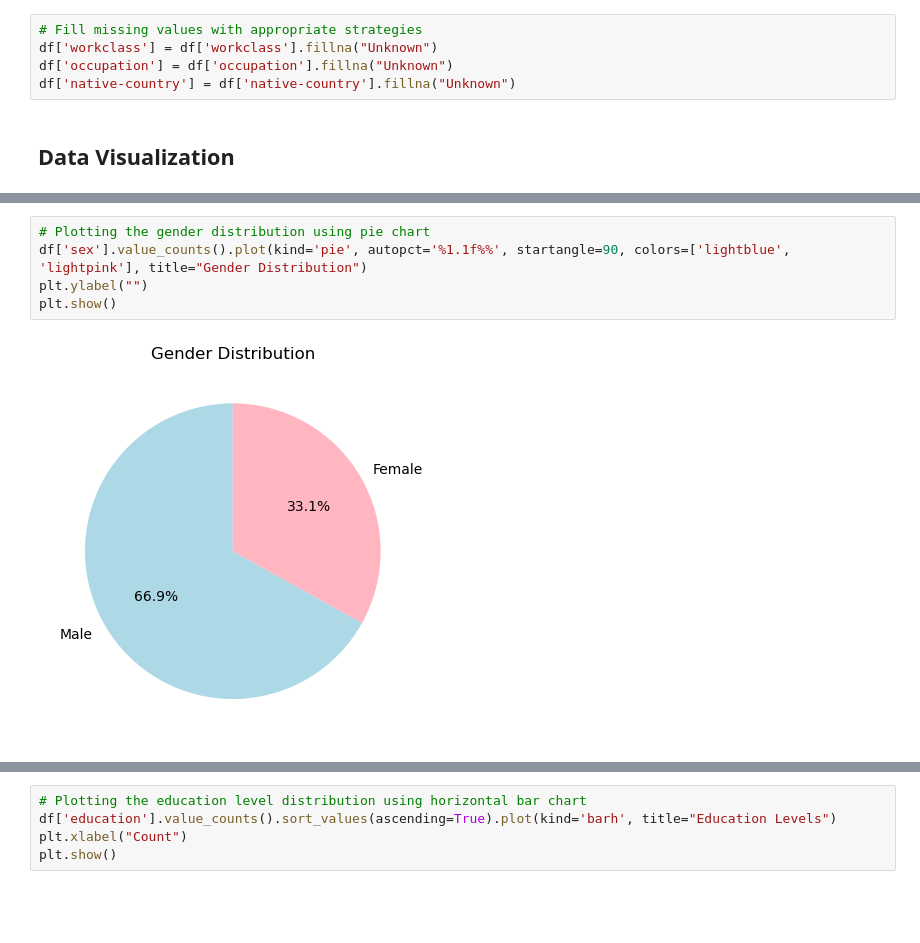
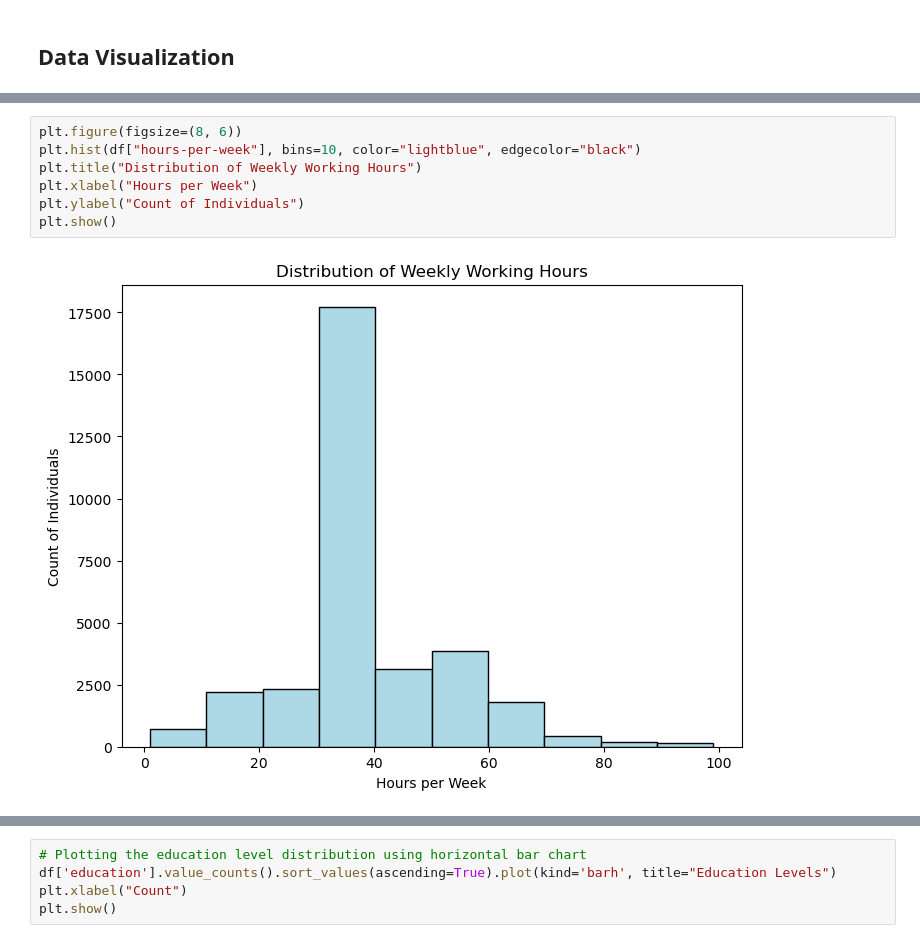
Before and after one commit to shuchismitamandal/Prodigy_InfoTech_DataScience_Internship, a Jupyter notebook: PRODIGY_DS_1.ipynb, the cells around one changed output, grey strips where cells are left out. Saved outputs shown, nothing was run; the diff lists cells and outputs as text; blank space fills up the shorter version.

```diff
--- a/PRODIGY_DS_1.ipynb
+++ b/PRODIGY_DS_1.ipynb
@@ -90,10 +90,5 @@ hours-per-week       0
 native-country     583
 income               0
 dtype: int64
-# %%
-# Fill missing values with appropriate strategies
-df['workclass'] = df['workclass'].fillna("Unknown")
-df['occupation'] = df['occupation'].fillna("Unknown")
-df['native-country'] = df['native-country'].fillna("Unknown")
 # %% [markdown]
 ## **Data Visualization**
@@ -111,7 +95,9 @@ plt.show()
-# %%
-# Plotting the gender distribution using pie chart
-df['sex'].value_counts().plot(kind='pie', autopct='%1.1f%%', startangle=90, colors=['lightblue', 'lightpink'], title="Gender Distribution")
-plt.ylabel("")
-plt.show()
-# %% [output]
-[figure, removed]
+# %%
+plt.figure(figsize=(8, 6))
+plt.hist(df["hours-per-week"], bins=10, color="lightblue", edgecolor="black")
+plt.title("Distribution of Weekly Working Hours")
+plt.xlabel("Hours per Week")
+plt.ylabel("Count of Individuals")
+plt.show()
+# %% [output]
+[figure, added]
```
Also changed, not shown: parts of 3 cells of this notebook.
